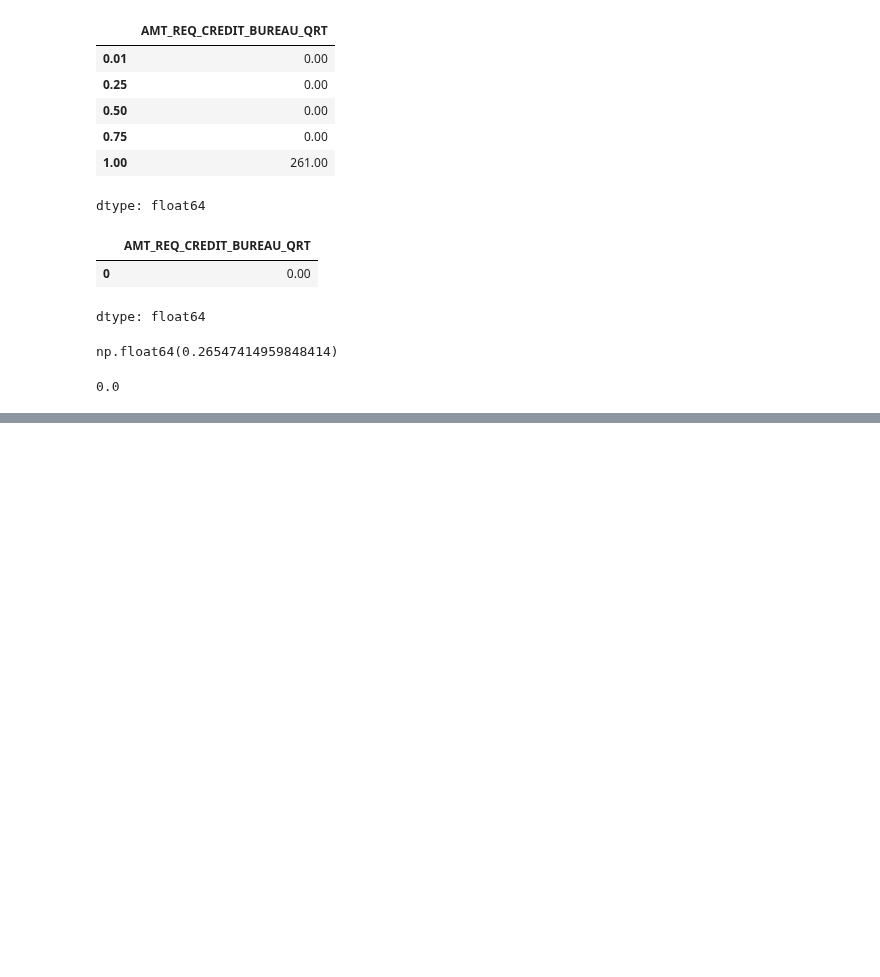
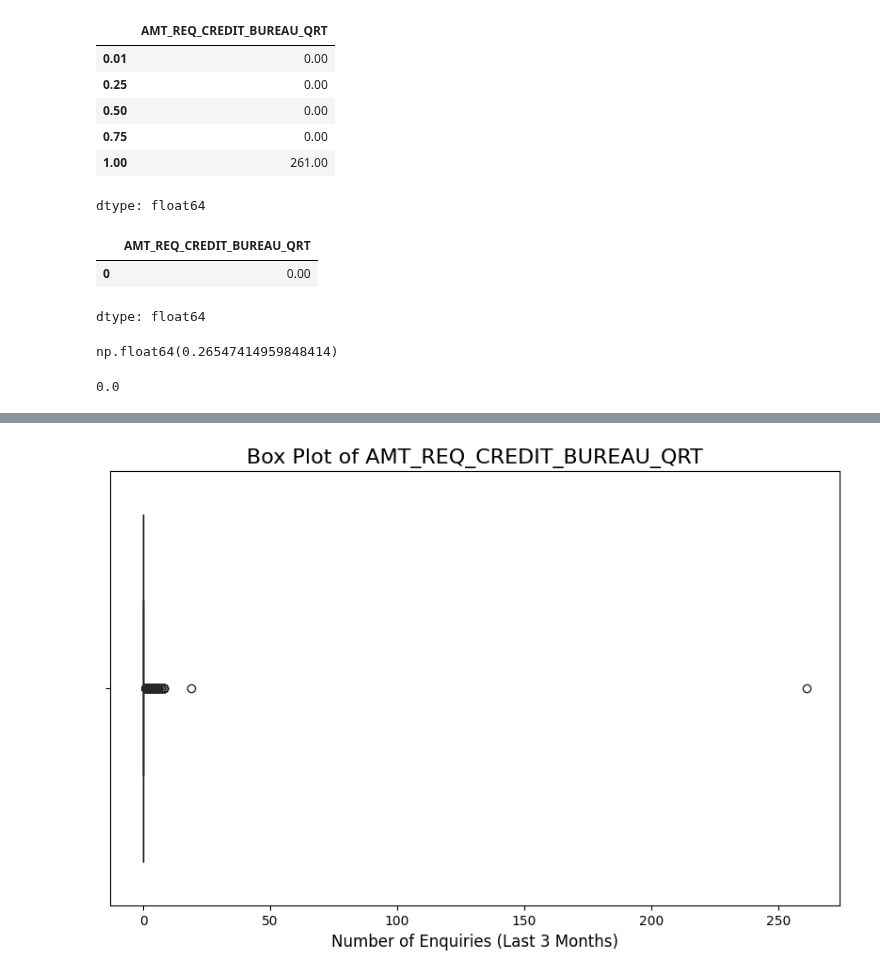
Before and after one commit to KharchenkoAnastasia/credit-default-risk-analysis, a Jupyter notebook: Home_Credit_Default_Risk.ipynb, the cells around one changed output, grey strips where cells are left out. Drawn from its saved outputs; the diff is of its cells as text; code cells hidden in the pictures; blank space fills up the shorter version.

```diff
--- a/Home_Credit_Default_Risk.ipynb
+++ b/Home_Credit_Default_Risk.ipynb
@@ -629,0 +640,8 @@ df["AMT_REQ_CREDIT_BUREAU_QRT"].median()
+# %%
+plt.figure(figsize=(10, 6))
+sns.boxplot(x=df['AMT_REQ_CREDIT_BUREAU_QRT'], color='green')
+plt.title('Box Plot of AMT_REQ_CREDIT_BUREAU_QRT', fontsize=16)
+plt.xlabel('Number of Enquiries (Last 3 Months)', fontsize=12)
+plt.show()
+# %% [output]
+[figure, added]
```
Also changed, not shown: parts of 1 cell of this notebook.
